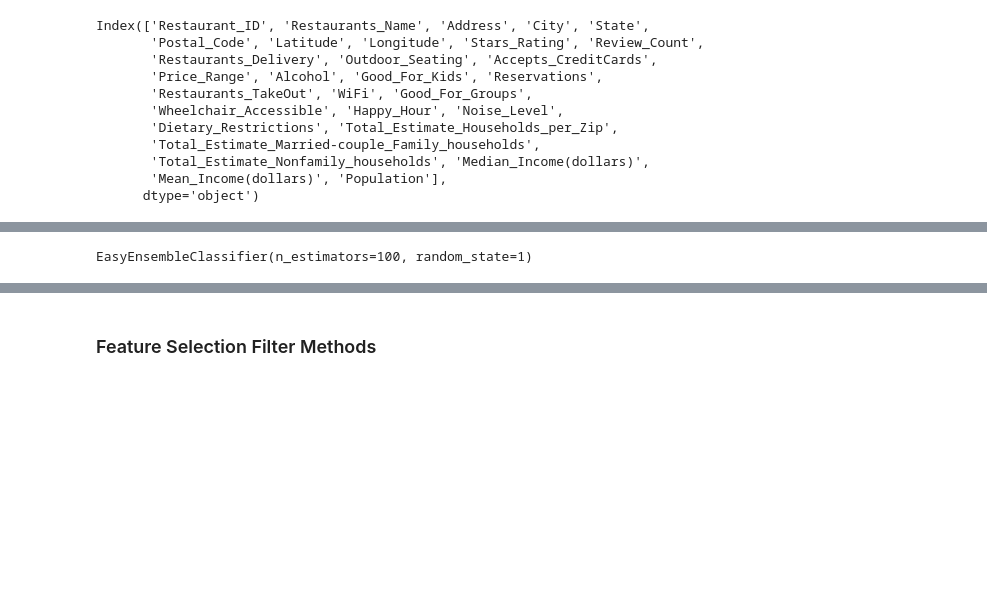
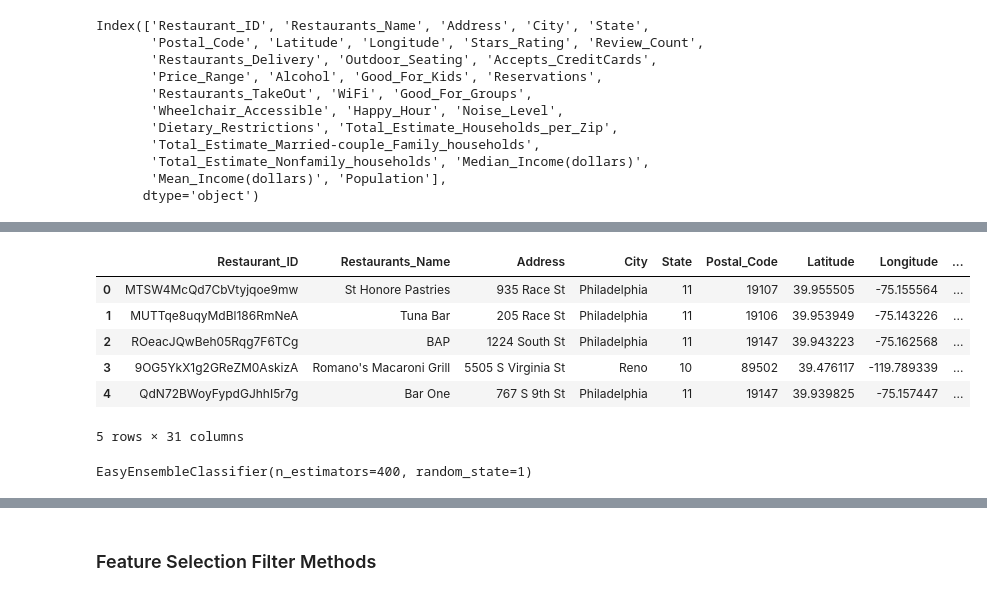
Before and after one commit to Aigerim-Zh/Yelp-Project, a Jupyter notebook: ada_classifier_copy.ipynb, the cells around one changed output, grey strips where cells are left out. Saved outputs shown, nothing was run; the diff lists cells and outputs as text; code cells hidden in the pictures; blank space fills up the shorter version.

Commit message:
pushing classifier ML updated for more accuracy

```diff
--- a/ada_classifier_copy.ipynb
+++ b/ada_classifier_copy.ipynb
@@ -119,2 +167,12 @@ df["Category"] = pd.cut(df["Stars_Rating"],bins=[0.9,3.5,5],labels=["Lower_Ratin
+# %%
+df.head()
+# %% [output]
+|  | Restaurant_ID | Restaurants_Name | Address | City | State | Postal_Code | Latitude | Longitude | ... |
+| 0 | MTSW4McQd7CbVtyjqoe9mw | St Honore Pastries | 935 Race St | Philadelphia | 11 | 19107 | 39.955505 | -75.155564 | ... |
+| 1 | MUTTqe8uqyMdBl186RmNeA | Tuna Bar | 205 Race St | Philadelphia | 11 | 19106 | 39.953949 | -75.143226 | ... |
+| 2 | ROeacJQwBeh05Rqg7F6TCg | BAP | 1224 South St | Philadelphia | 11 | 19147 | 39.943223 | -75.162568 | ... |
+| 3 | 9OG5YkX1g2GReZM0AskizA | Romano's Macaroni Grill | 5505 S Virginia St | Reno | 10 | 89502 | 39.476117 | -119.789339 | ... |
+| 4 | QdN72BWoyFypdGJhhI5r7g | Bar One | 767 S 9th St | Philadelphia | 11 | 19147 | 39.939825 | -75.157447 | ... |
+5 rows × 31 columns
 # %%
 # Define features set
@@ -131,11 +189,11 @@ X_train, X_test, y_train, y_test = train_test_split(X, y, random_state=1,
 stratify=y)
 # %%
 # Train the EasyEnsembleClassifier
-model = EasyEnsembleClassifier(n_estimators=100, random_state=1)
+model = EasyEnsembleClassifier(n_estimators=400, random_state=1)
 
 model.fit(X_train, y_train)
 # %% [output]
-EasyEnsembleClassifier(n_estimators=100, random_state=1)
+EasyEnsembleClassifier(n_estimators=400, random_state=1)
 # %%
 # Calculated the balanced accuracy score
 y_pred = model.predict(X_test)
```
Also changed, not shown: parts of 12 cells of this notebook.
